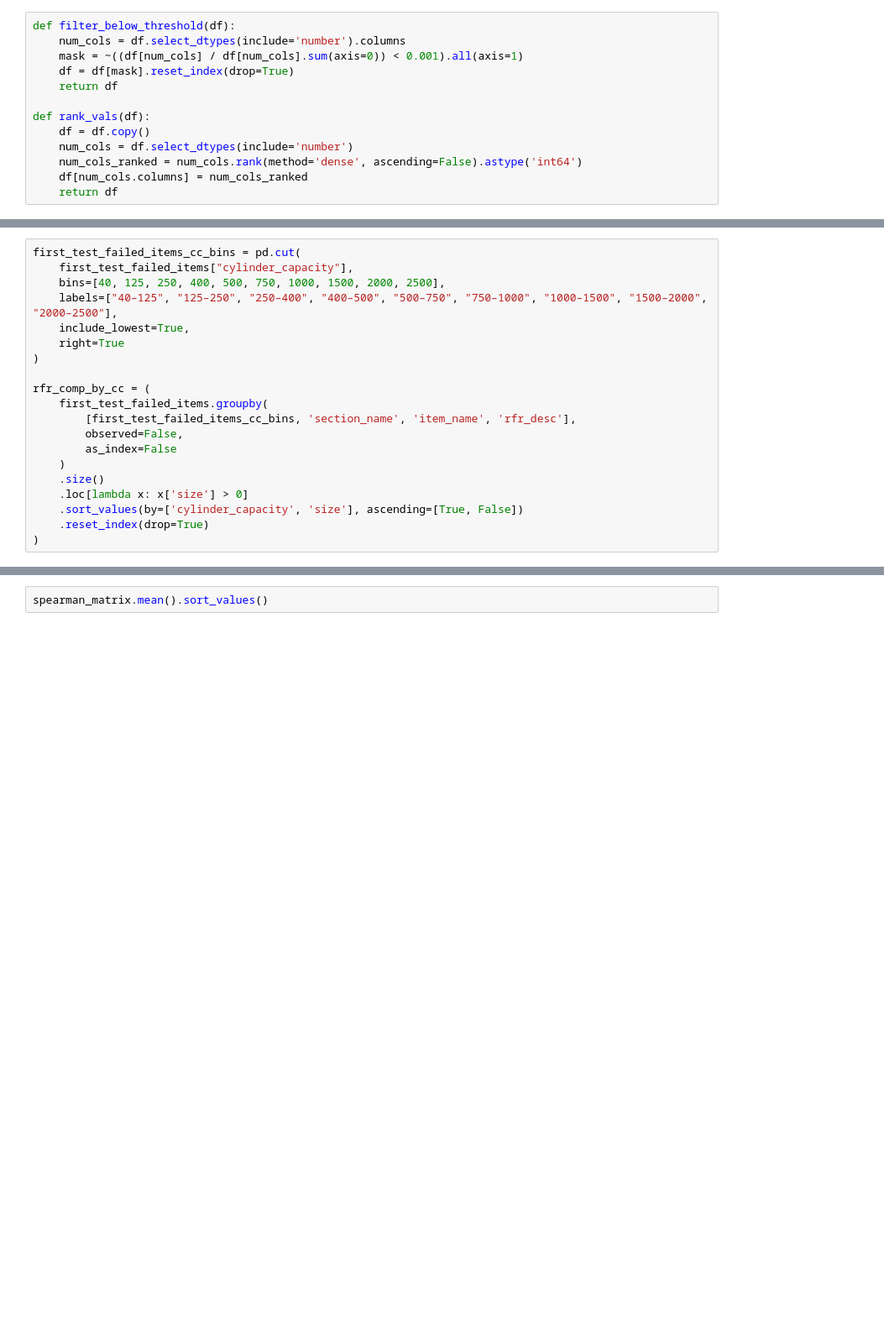
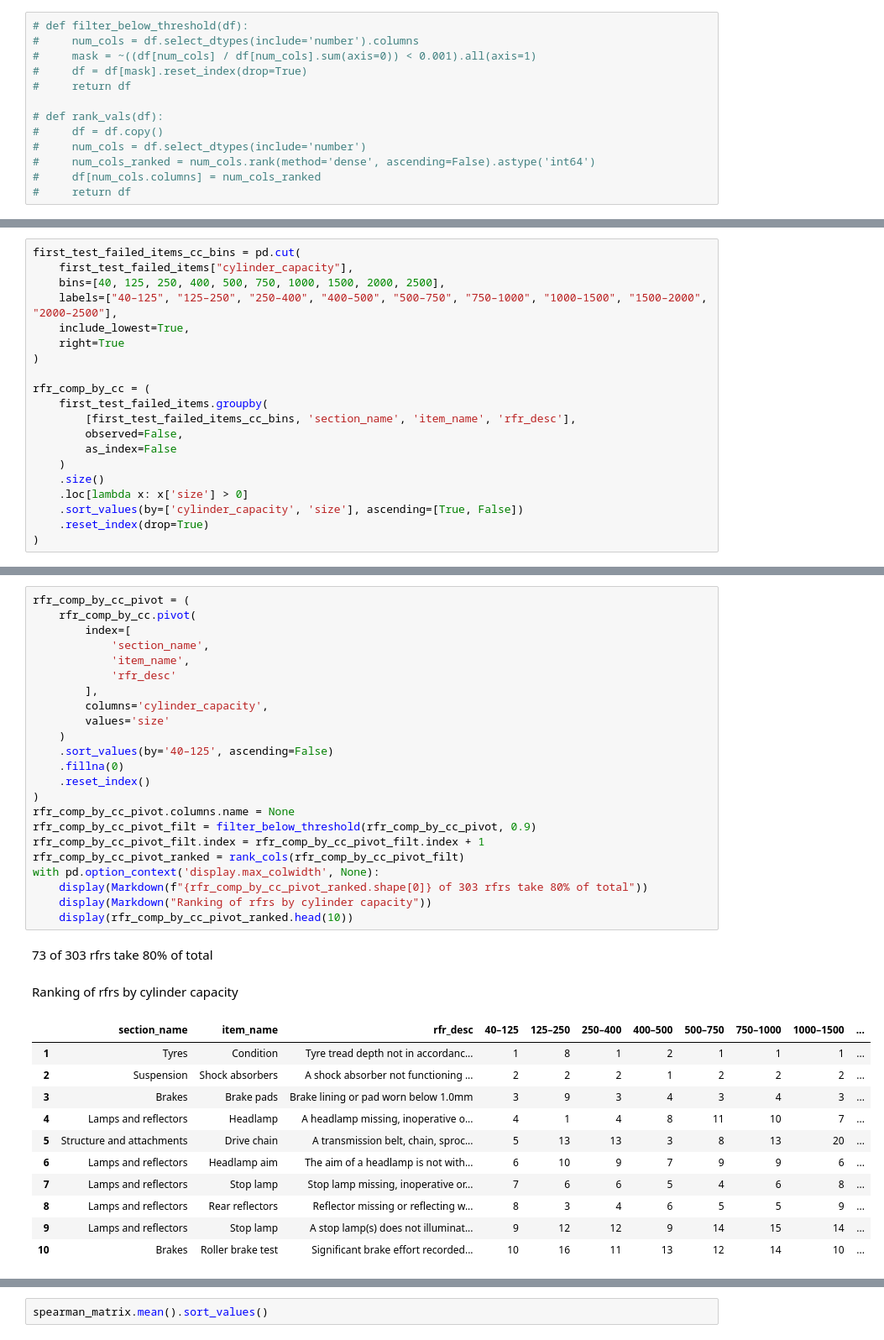
Before and after one commit to sttseitlin/MOT-test-for-motorcycles, a Jupyter notebook: moto.ipynb, the cells around one changed output, grey strips where cells are left out. Shown at 84% size. Drawn from its saved outputs; the diff is of its cells as text; blank space fills up the shorter version.

Commit message:
edit filtering method

```diff
--- a/moto.ipynb
+++ b/moto.ipynb
@@ -3222,16 +3386,16 @@ rfr_comp_by_decade = (
     .reset_index(drop=True)
 )
 # %%
-def filter_below_threshold(df):
-    num_cols = df.select_dtypes(include='number').columns
-    mask = ~((df[num_cols] / df[num_cols].sum(axis=0)) < 0.001).all(axis=1)
-    df = df[mask].reset_index(drop=True)
-    return df
+# def filter_below_threshold(df):
+#     num_cols = df.select_dtypes(include='number').columns
+#     mask = ~((df[num_cols] / df[num_cols].sum(axis=0)) < 0.001).all(axis=1)
+#     df = df[mask].reset_index(drop=True)
+#     return df
 
-def rank_vals(df):
-    df = df.copy()
-    num_cols = df.select_dtypes(include='number')
-    num_cols_ranked = num_cols.rank(method='dense', ascending=False).astype('int64')
-    df[num_cols.columns] = num_cols_ranked
-    return df
+# def rank_vals(df):
+#     df = df.copy()
+#     num_cols = df.select_dtypes(include='number')
+#     num_cols_ranked = num_cols.rank(method='dense', ascending=False).astype('int64')
+#     df[num_cols.columns] = num_cols_ranked
+#     return df
 # %%
@@ -3538,3 +3937,40 @@ with pd.option_context('display.max_colwidth', None):
+# %%
+rfr_comp_by_cc_pivot = (
+    rfr_comp_by_cc.pivot(
+        index=[
+            'section_name',
+            'item_name',
+            'rfr_desc'
+        ],
+        columns='cylinder_capacity',
+        values='size'
+    )
+    .sort_values(by='40–125', ascending=False)
+    .fillna(0)
+    .reset_index()
+)
+rfr_comp_by_cc_pivot.columns.name = None
+rfr_comp_by_cc_pivot_filt = filter_below_threshold(rfr_comp_by_cc_pivot, 0.9)
+rfr_comp_by_cc_pivot_filt.index = rfr_comp_by_cc_pivot_filt.index + 1
+rfr_comp_by_cc_pivot_ranked = rank_cols(rfr_comp_by_cc_pivot_filt)
+with pd.option_context('display.max_colwidth', None):
+    display(Markdown(f"{rfr_comp_by_cc_pivot_ranked.shape[0]} of 303 rfrs take 80% of total"))
+    display(Markdown("Ranking of rfrs by cylinder capacity"))
+    display(rfr_comp_by_cc_pivot_ranked.head(10))
+# %% [output]
+73 of 303 rfrs take 80% of total
+Ranking of rfrs by cylinder capacity
+|  | section_name | item_name | rfr_desc | 40–125 | 125–250 | 250–400 | 400–500 | 500–750 | 750–1000 | 1000–1500 | ... |
+| 1 | Tyres | Condition | Tyre tread depth not in accordanc... | 1 | 8 | 1 | 2 | 1 | 1 | 1 | ... |
+| 2 | Suspension | Shock absorbers | A shock absorber not functioning ... | 2 | 2 | 2 | 1 | 2 | 2 | 2 | ... |
+| 3 | Brakes | Brake pads | Brake lining or pad worn below 1.0mm | 3 | 9 | 3 | 4 | 3 | 4 | 3 | ... |
+| 4 | Lamps and reflectors | Headlamp | A headlamp missing, inoperative o... | 4 | 1 | 4 | 8 | 11 | 10 | 7 | ... |
+| 5 | Structure and attachments | Drive chain | A transmission belt, chain, sproc... | 5 | 13 | 13 | 3 | 8 | 13 | 20 | ... |
+| 6 | Lamps and reflectors | Headlamp aim | The aim of a headlamp is not with... | 6 | 10 | 9 | 7 | 9 | 9 | 6 | ... |
+| 7 | Lamps and reflectors | Stop lamp | Stop lamp missing, inoperative or... | 7 | 6 | 6 | 5 | 4 | 6 | 8 | ... |
+| 8 | Lamps and reflectors | Rear reflectors | Reflector missing or reflecting w... | 8 | 3 | 4 | 6 | 5 | 5 | 9 | ... |
+| 9 | Lamps and reflectors | Stop lamp | A stop lamp(s) does not illuminat... | 9 | 12 | 12 | 9 | 14 | 15 | 14 | ... |
+| 10 | Brakes | Roller brake test | Significant brake effort recorded... | 10 | 16 | 11 | 13 | 12 | 14 | 10 | ... |
 # %%
 js_dist_matrix = js_distance(rfr_comp_by_cc_pivot)
 spearman_matrix = rfr_comp_by_cc_pivot.corr(method='spearman', numeric_only=True)
```
Also changed, not shown: parts of 47 cells of this notebook.
